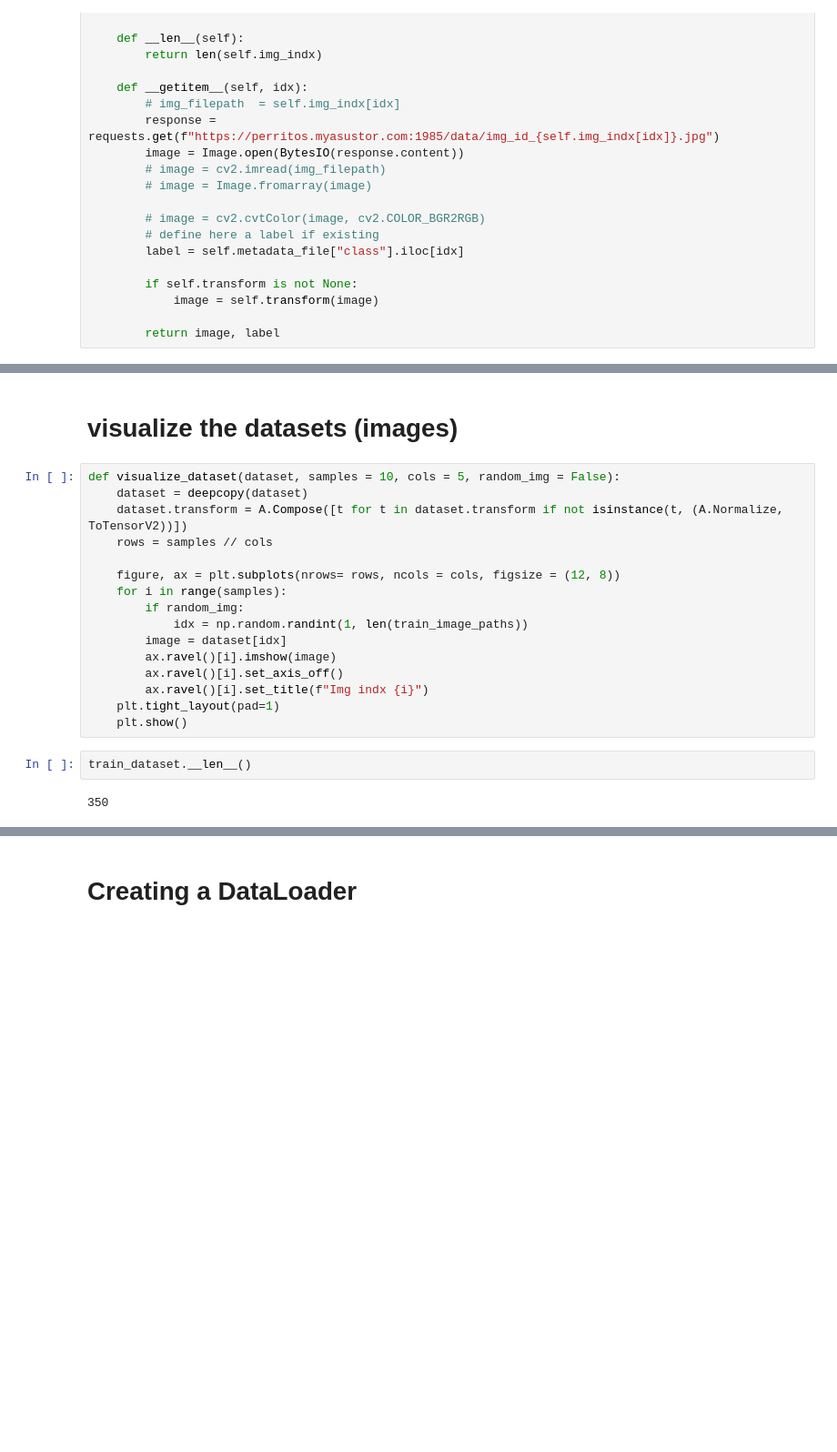
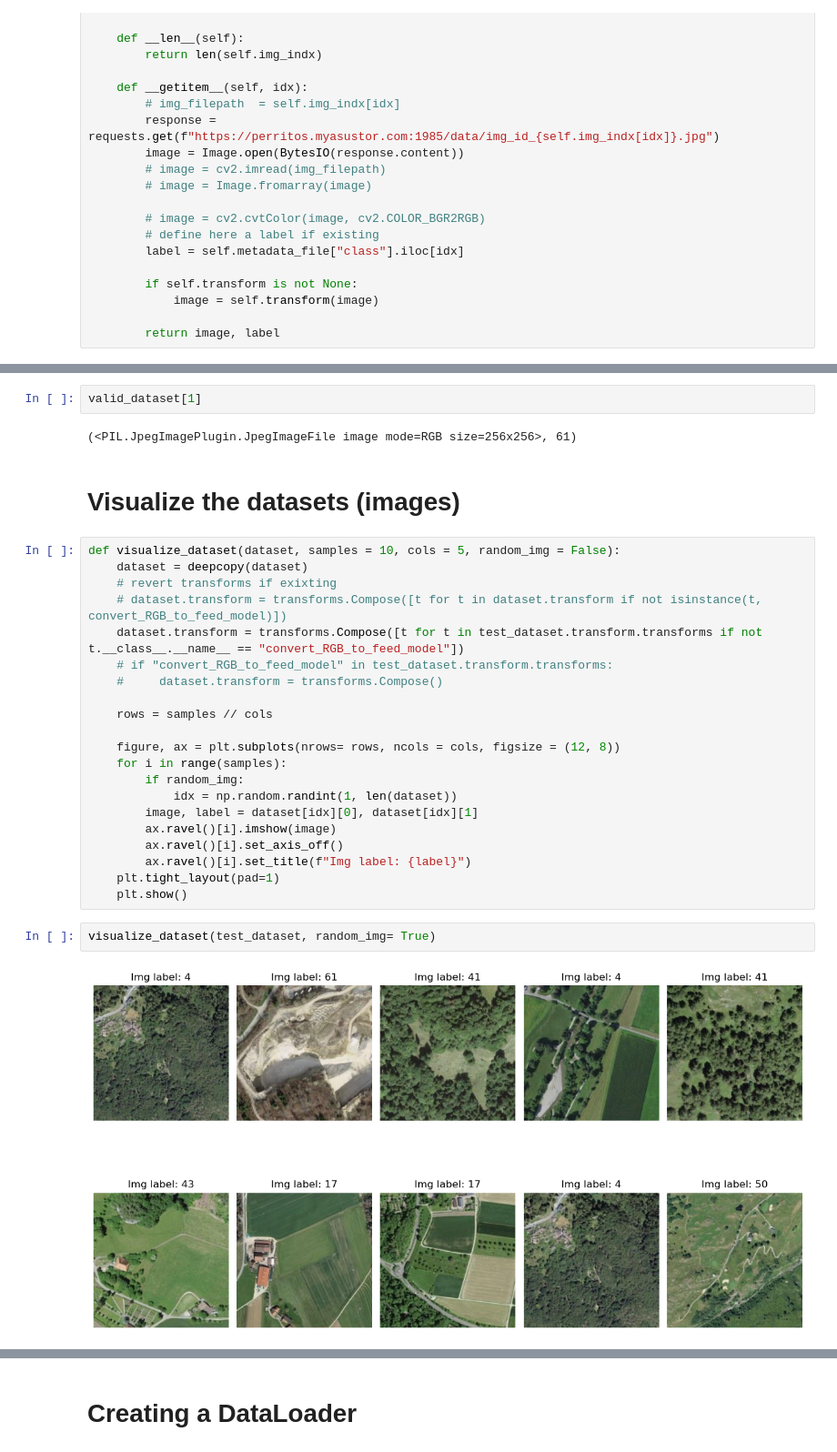
Before and after one commit to tololojo/AML_FinalProject, a Jupyter notebook: scripts/dataclass.ipynb, the cells around one changed output, grey strips where cells are left out. Shown at 91% size. Cells and saved outputs as stored; diff of their text form; blank space fills up the shorter version.

```diff
--- a/scripts/dataclass.ipynb
+++ b/scripts/dataclass.ipynb
@@ -334,23 +363,32 @@ label: 61
+# %%
+valid_dataset[1]
+# %% [output]
+(<PIL.JpegImagePlugin.JpegImageFile image mode=RGB size=256x256>, 61)
 # %% [markdown]
-# visualize the datasets (images)
+# Visualize the datasets (images)
 # %%
 def visualize_dataset(dataset, samples = 10, cols = 5, random_img = False):
     dataset = deepcopy(dataset)
-    dataset.transform = A.Compose([t for t in dataset.transform if not isinstance(t, (A.Normalize, ToTensorV2))])
+    # revert transforms if exixting
+    # dataset.transform = transforms.Compose([t for t in dataset.transform if not isinstance(t, convert_RGB_to_feed_model)])
+    dataset.transform = transforms.Compose([t for t in test_dataset.transform.transforms if not t.__class__.__name__ == "convert_RGB_to_feed_model"])
+    # if "convert_RGB_to_feed_model" in test_dataset.transform.transforms:
+    #     dataset.transform = transforms.Compose()
+
     rows = samples // cols
 
     figure, ax = plt.subplots(nrows= rows, ncols = cols, figsize = (12, 8))
     for i in range(samples):
         if random_img:
-            idx = np.random.randint(1, len(train_image_paths))
-        image = dataset[idx]
+            idx = np.random.randint(1, len(dataset))
+        image, label = dataset[idx][0], dataset[idx][1]
         ax.ravel()[i].imshow(image)
         ax.ravel()[i].set_axis_off()
-        ax.ravel()[i].set_title(f"Img indx {i}")
+        ax.ravel()[i].set_title(f"Img label: {label}")
     plt.tight_layout(pad=1)
     plt.show()
-# %%
-train_dataset.__len__()
-# %% [output]
-350
+# %%
+visualize_dataset(test_dataset, random_img= True)
+# %% [output]
+[figure, added]
 # %%
```
Also changed, not shown: parts of 9 cells of this notebook.
